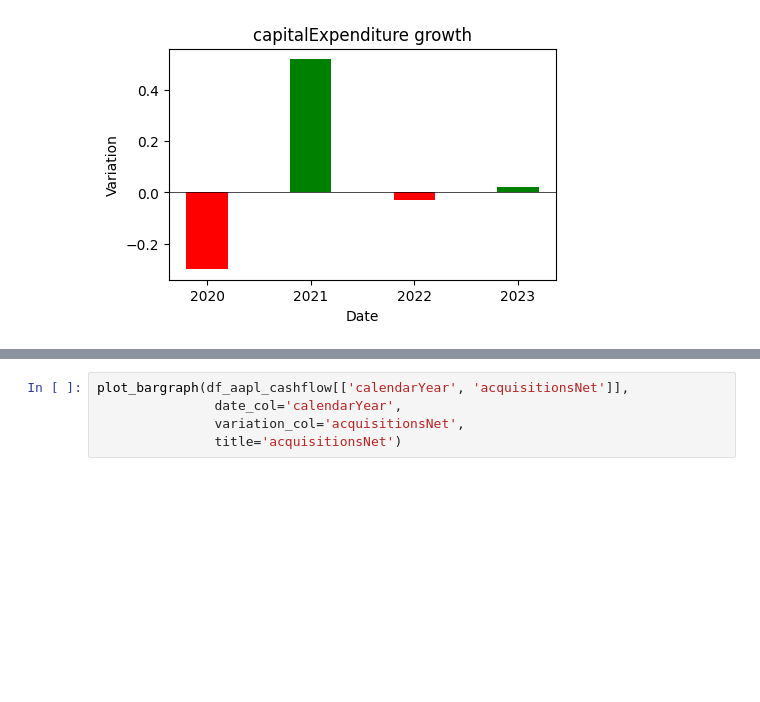
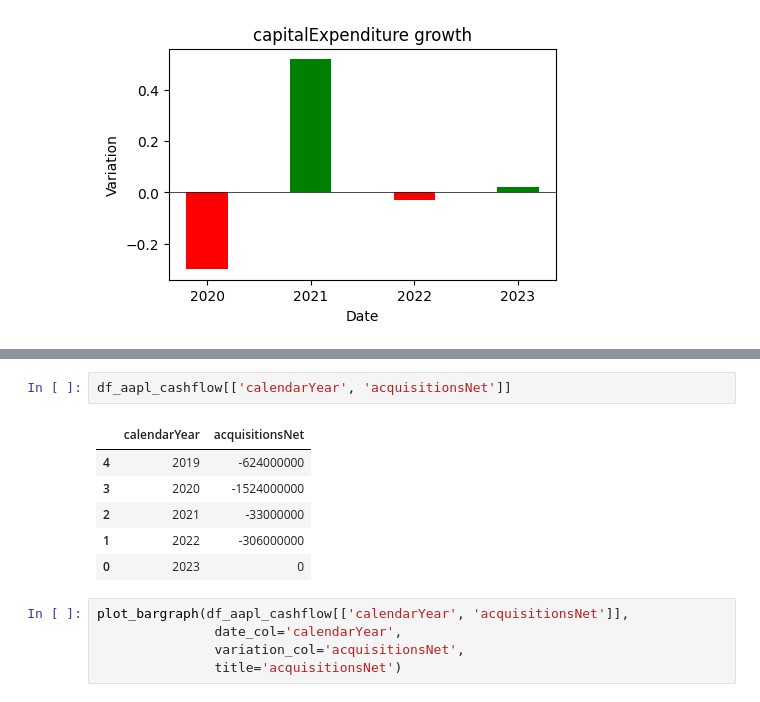
Before and after one commit to chiseanchang0727/financial-report-crawler, a Jupyter notebook: test_region/cashflow_analyzie.ipynb, the cells around one changed output, grey strips where cells are left out. Cells and saved outputs as stored; diff of their text form; blank space fills up the shorter version.

```diff
--- a/test_region/cashflow_analyzie.ipynb
+++ b/test_region/cashflow_analyzie.ipynb
@@ -317,3 +354,12 @@ plot_bargraph(df_capital_expenditures_growth,
+# %%
+df_aapl_cashflow[['calendarYear', 'acquisitionsNet']]
+# %% [output]
+|  | calendarYear | acquisitionsNet |
+| 4 | 2019 | -624000000 |
+| 3 | 2020 | -1524000000 |
+| 2 | 2021 | -33000000 |
+| 1 | 2022 | -306000000 |
+| 0 | 2023 | 0 |
 # %%
 plot_bargraph(df_aapl_cashflow[['calendarYear', 'acquisitionsNet']],
                date_col='calendarYear',
```
Also changed, not shown: parts of 12 cells of this notebook.
